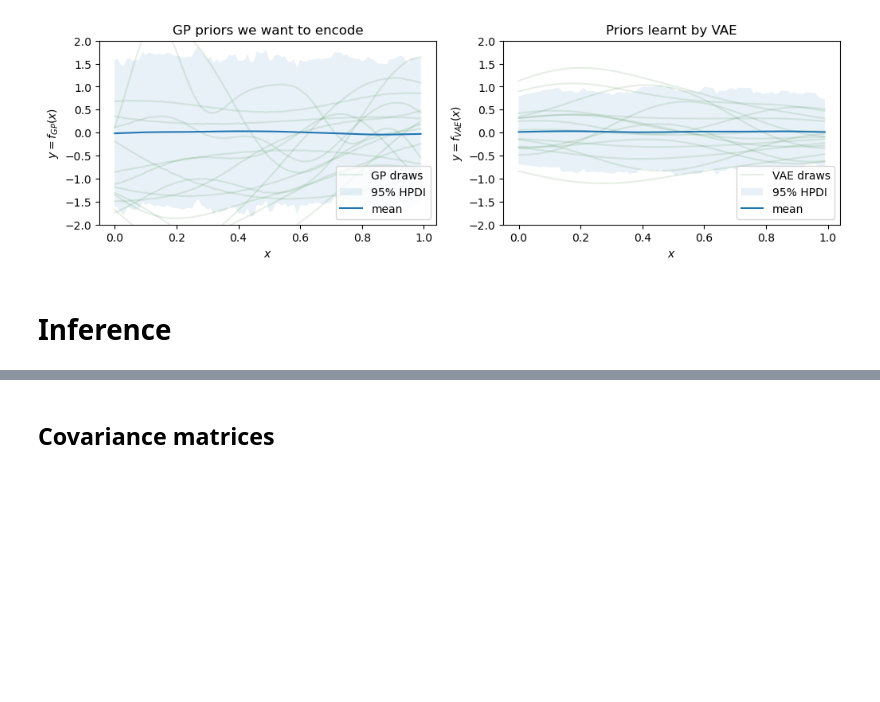
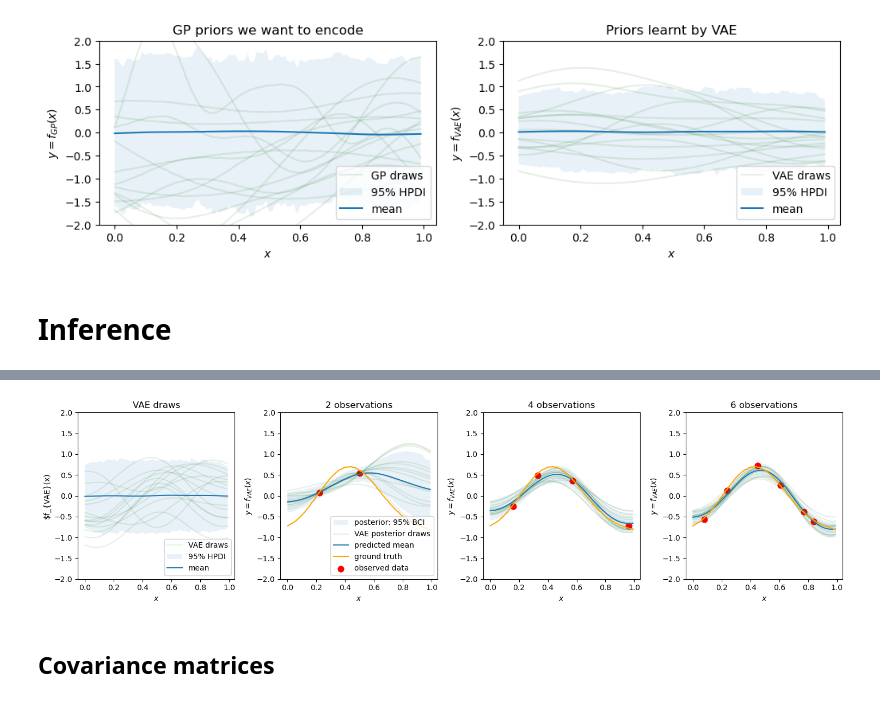
Before and after one commit to mtcairneyleeming/4yp, a Jupyter notebook: 02_PriorVAE_changed_training.ipynb, the cells around one changed output, grey strips where cells are left out. Drawn from its saved outputs; the diff is of its cells as text; code cells hidden in the pictures; blank space fills up the shorter version.

```diff
--- a/02_PriorVAE_changed_training.ipynb
+++ b/02_PriorVAE_changed_training.ipynb
@@ -267,24 +247,26 @@ def run_mcmc(rng_key, model_mcmc, y_obs, obs_idx, verbose=False):
 # %%
-# prior_predictive = Predictive(vae_sample, num_samples=10000)
-# prior_predictions = prior_predictive(rng_key_prior,  hidden_dim1=args["hidden_dim1"],
-#         hidden_dim2=args["hidden_dim2"],
-#         latent_dim=args["latent_dim"],
-#         out_dim=args["n"],
-#         decoder_params=args["decoder_params"])["f"]
+prior_predictive = Predictive(vae_sample, num_samples=10000)
+prior_predictions = prior_predictive(rng_key_prior,  hidden_dim1=args["hidden_dim1"],
+        hidden_dim2=args["hidden_dim2"],
+        latent_dim=args["latent_dim"],
+        out_dim=args["n"],
+        decoder_params=args["decoder_params"])["f"]
 # %%
-# from plotting.plots import compare_inference_steps
+from plotting.plots import compare_inference_steps
 
 
-# compare_inference_steps(
-#     args["x"],
-#     ground_truth,
-#     x_obs_lst,
-#     y_obs_lst,
-#     prior_predictions,
-#     predictions_lst,
-#     title="VAE",
-#     save_path="gen_plots/02/" + gen_file_name("02", args, "inference_steps.png"),
-# )
+compare_inference_steps(
+    args["x"],
+    ground_truth,
+    x_obs_lst,
+    y_obs_lst,
+    prior_predictions,
+    predictions_lst,
+    title="VAE",
+    save_path="gen_plots/02/" + gen_file_name("02", args, "inference_steps.png"),
+)
+# %% [output]
+[figure, added]
 # %% [markdown]
 ## Covariance matrices
 # %%
```
Also changed, not shown: parts of 2 cells of this notebook.
